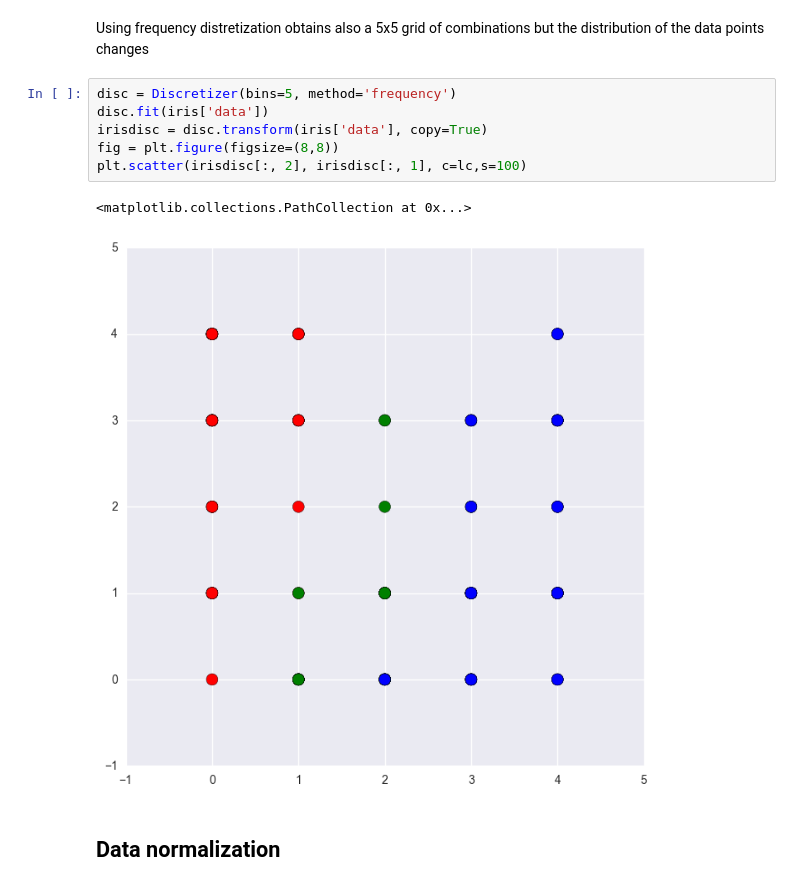
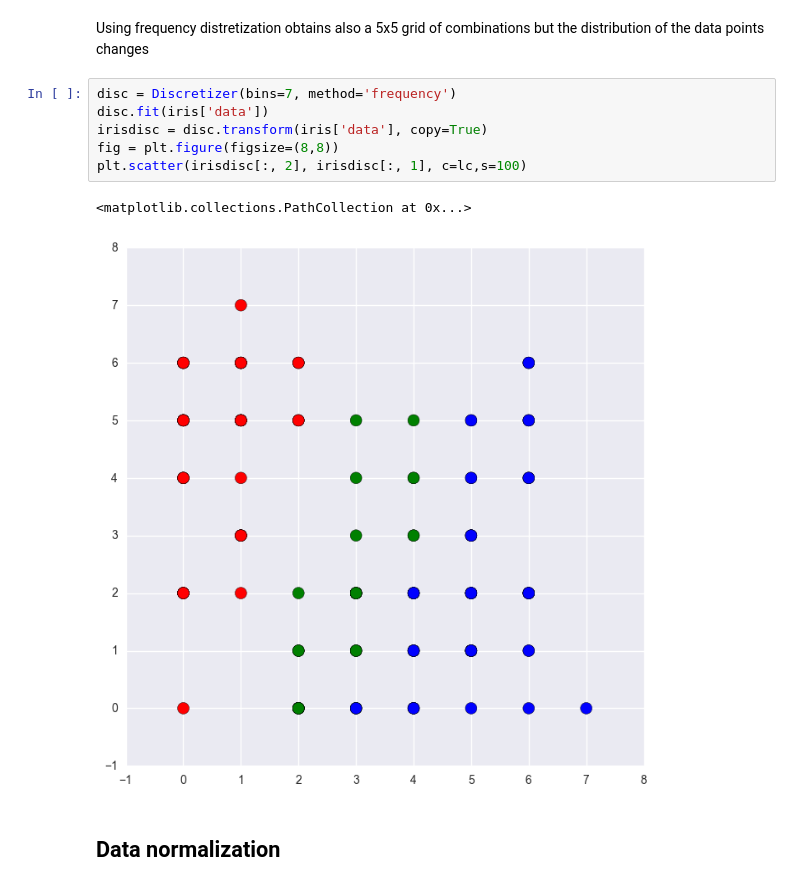
Before and after one commit to bejar/AMLTNotebooks, a Jupyter notebook: Notebooks/02Preprocessing.ipynb, the cells around one changed output. Drawn from its saved outputs; the diff is of its cells as text.

```diff
--- a/Notebooks/02Preprocessing.ipynb
+++ b/Notebooks/02Preprocessing.ipynb
@@ -38,14 +38,14 @@ plt.scatter(irisdisc[:, 2], irisdisc[:, 1], c=lc,s=100)
 # %% [markdown]
 Using frequency distretization obtains also a 5x5 grid of combinations but the distribution of the data points changes
 # %%
-disc = Discretizer(bins=5, method='frequency')
+disc = Discretizer(bins=7, method='frequency')
 disc.fit(iris['data'])
 irisdisc = disc.transform(iris['data'], copy=True)
 fig = plt.figure(figsize=(8,8))
 plt.scatter(irisdisc[:, 2], irisdisc[:, 1], c=lc,s=100)
 # %% [output]
 <matplotlib.collections.PathCollection at 0x...>
-[figure, old version]
+[figure, new version]
 # %% [markdown]
 ## Data normalization
 # %% [markdown]
```
Also changed, not shown: parts of 1 cell of this notebook, 3 other files.
